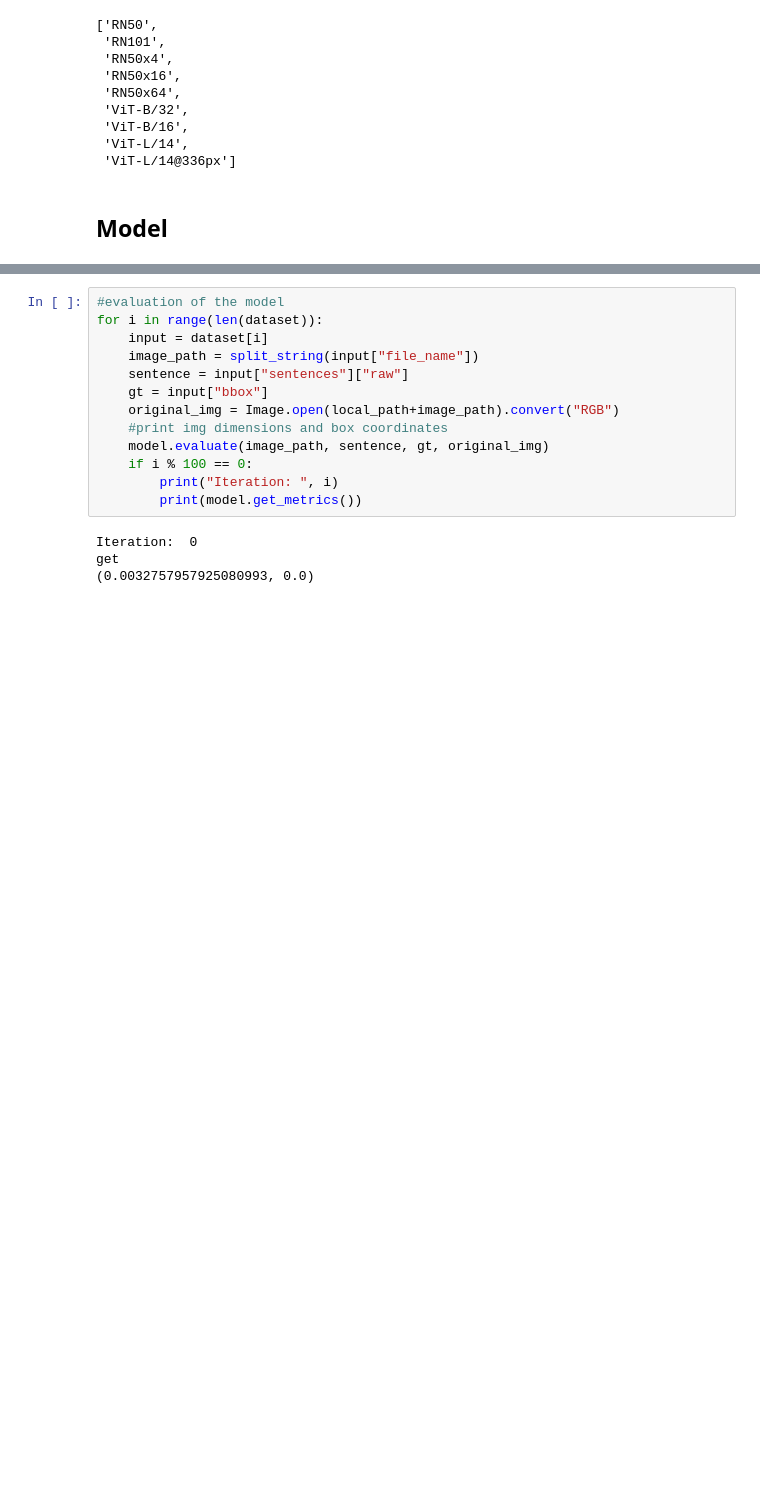
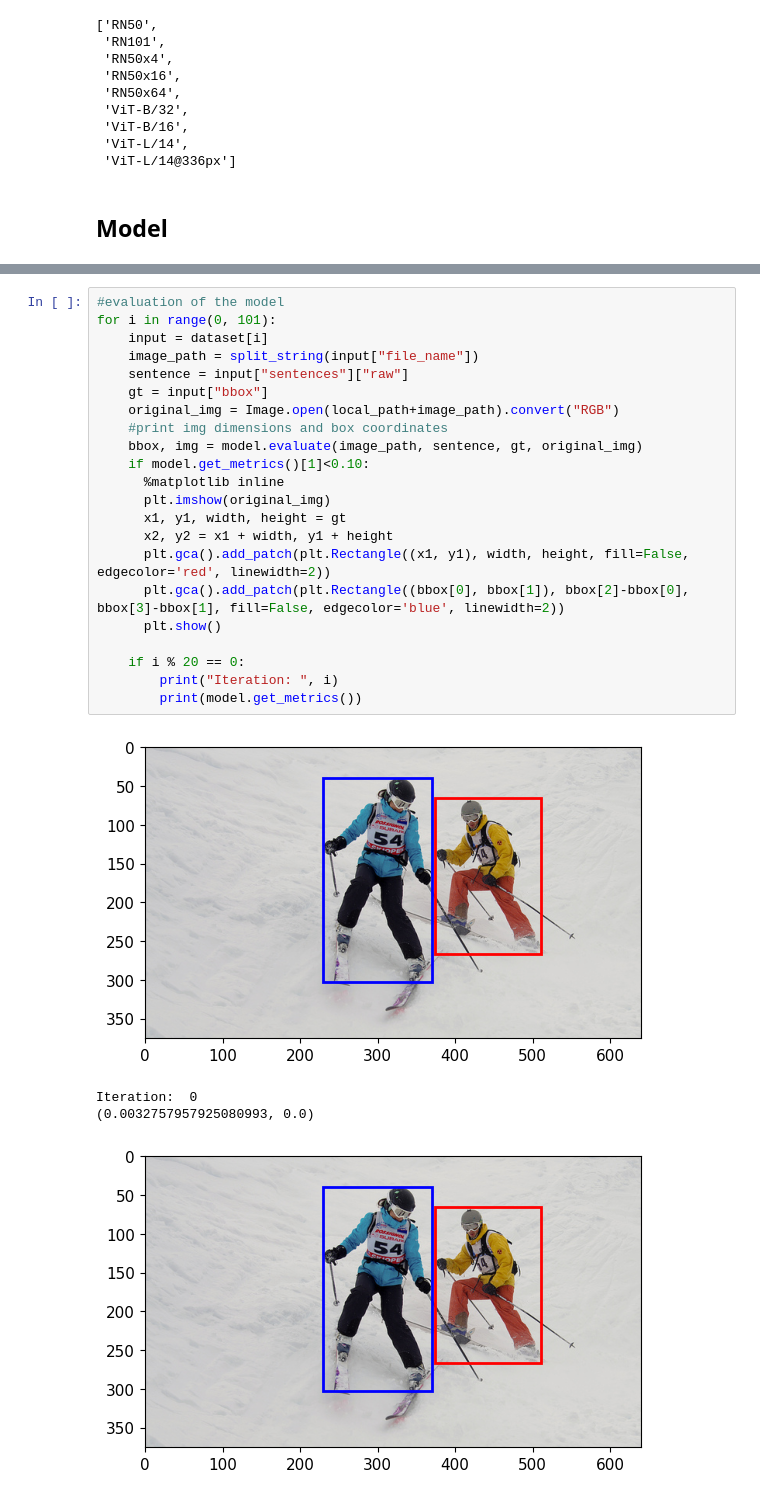
Before and after one commit to nicolazilio0/deepRiccy, a Jupyter notebook: Baseline.ipynb, the cells around one changed output, grey strips where cells are left out. Saved outputs shown, nothing was run; the diff lists cells and outputs as text; blank space fills up the shorter version.

```diff
--- a/Baseline.ipynb
+++ b/Baseline.ipynb
@@ -337,17 +345,27 @@ the middle piece of the chicken roll up
 # %%
 #evaluation of the model
-for i in range(len(dataset)):
+for i in range(0, 101):
     input = dataset[i]
     image_path = split_string(input["file_name"])
     sentence = input["sentences"]["raw"]
     gt = input["bbox"]
     original_img = Image.open(local_path+image_path).convert("RGB")
     #print img dimensions and box coordinates
-    model.evaluate(image_path, sentence, gt, original_img)
-    if i % 100 == 0:
+    bbox, img = model.evaluate(image_path, sentence, gt, original_img)
+    if model.get_metrics()[1]<0.10:
+      %matplotlib inline
+      plt.imshow(original_img)
+      x1, y1, width, height = gt
+      x2, y2 = x1 + width, y1 + height
+      plt.gca().add_patch(plt.Rectangle((x1, y1), width, height, fill=False, edgecolor='red', linewidth=2))
+      plt.gca().add_patch(plt.Rectangle((bbox[0], bbox[1]), bbox[2]-bbox[0], bbox[3]-bbox[1], fill=False, edgecolor='blue', linewidth=2))
+      plt.show()
+
+    if i % 20 == 0:
         print("Iteration: ", i)
         print(model.get_metrics())
 # %% [output]
+[figure, added]
 Iteration:  0
-get
 (0.0032757957925080993, 0.0)
+[figure, added]
```
Also changed, not shown: parts of 12 cells of this notebook.
